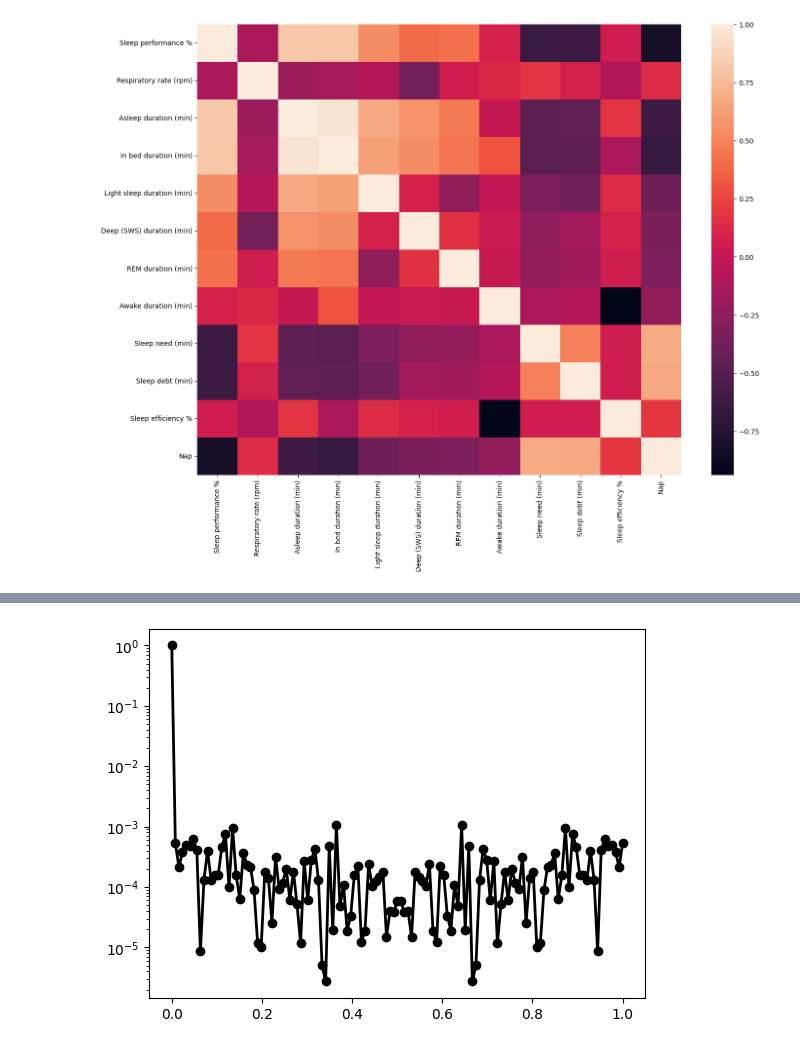
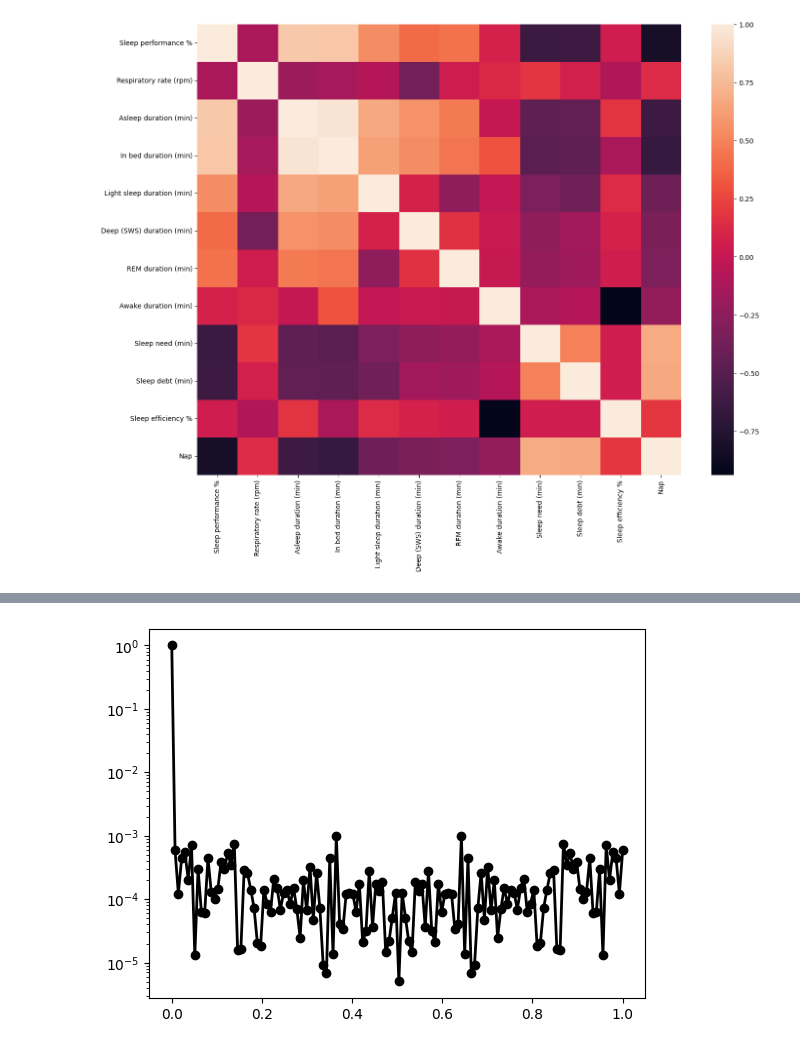
Before and after one commit to gsiraji/Tools, a Jupyter notebook: python/sleep_data.ipynb, the cells around one changed output, grey strips where cells are left out. Drawn from its saved outputs; the diff is of its cells as text; code cells hidden in the pictures.

```diff
--- a/python/sleep_data.ipynb
+++ b/python/sleep_data.ipynb
@@ -226,5 +201,5 @@ df_renamed = df.rename(columns=renameColumns(df.columns[9:13]))
 # %%
-fftPlot(df_renamed['light'].values)
+fftPlot(df['light'].values)
 # %% [output]
-[figure, old version]
+[figure, new version]
 # %%
```
Also changed, not shown: parts of 27 cells of this notebook.
